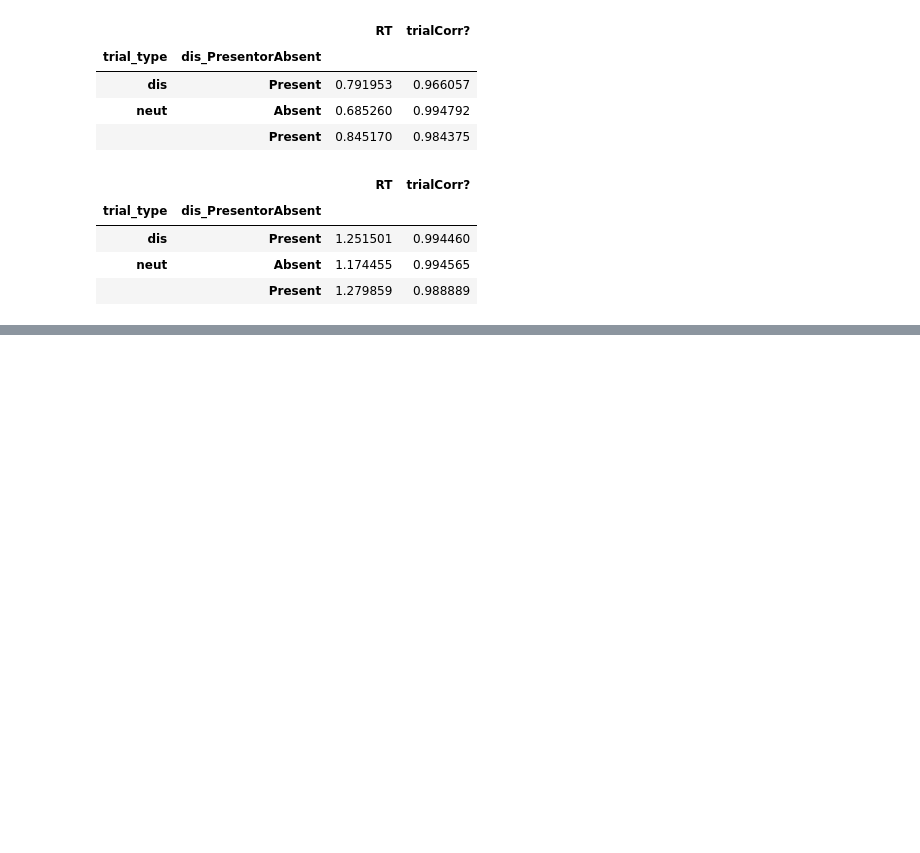
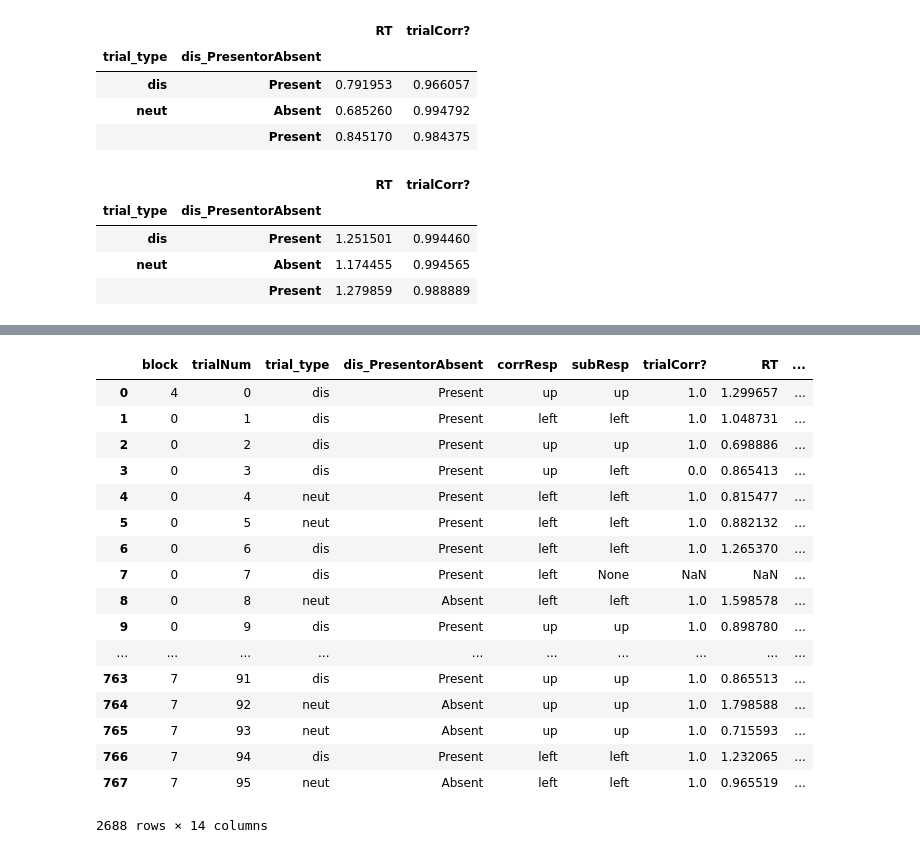
Before and after one commit to HwangLabNeuroCogDynamics/Alpha-Study, a Jupyter notebook: alpha_singleton_behavior.ipynb, the cells around one changed output, grey strips where cells are left out. Saved outputs shown, nothing was run; the diff lists cells and outputs as text; code cells hidden in the pictures; blank space fills up the shorter version.

```diff
--- a/alpha_singleton_behavior.ipynb
+++ b/alpha_singleton_behavior.ipynb
@@ -106,3 +111,7 @@ all_subs_dfs[3].groupby(['trial_type','dis_PresentorAbsent'])['RT','trialCorr?']
 | dis | Present | 1.251501 | 0.994460 |
 | neut | Absent | 1.174455 | 0.994565 |
 |  | Present | 1.279859 | 0.988889 |
+# %%
+a=all_subs_data.copy()
+# %%
+a.block[0]=4
@@ -108,0 +131,21 @@ all_subs_dfs[3].groupby(['trial_type','dis_PresentorAbsent'])['RT','trialCorr?']
+# %%
+a
+# %% [output]
+|  | block | trialNum | trial_type | dis_PresentorAbsent | corrResp | subResp | trialCorr? | RT | ... |
+| 0 | 4 | 0 | dis | Present | up | up | 1.0 | 1.299657 | ... |
+| 1 | 0 | 1 | dis | Present | left | left | 1.0 | 1.048731 | ... |
+| 2 | 0 | 2 | dis | Present | up | up | 1.0 | 0.698886 | ... |
+| 3 | 0 | 3 | dis | Present | up | left | 0.0 | 0.865413 | ... |
+| 4 | 0 | 4 | neut | Present | left | left | 1.0 | 0.815477 | ... |
+| 5 | 0 | 5 | neut | Present | left | left | 1.0 | 0.882132 | ... |
+| 6 | 0 | 6 | dis | Present | left | left | 1.0 | 1.265370 | ... |
+| 7 | 0 | 7 | dis | Present | left | None | NaN | NaN | ... |
+| 8 | 0 | 8 | neut | Absent | left | left | 1.0 | 1.598578 | ... |
+| 9 | 0 | 9 | dis | Present | up | up | 1.0 | 0.898780 | ... |
+| ... | ... | ... | ... | ... | ... | ... | ... | ... | ... |
+| 763 | 7 | 91 | dis | Present | up | up | 1.0 | 0.865513 | ... |
+| 764 | 7 | 92 | neut | Absent | up | up | 1.0 | 1.798588 | ... |
+| 765 | 7 | 93 | neut | Absent | up | up | 1.0 | 0.715593 | ... |
+| 766 | 7 | 94 | dis | Present | left | left | 1.0 | 1.232065 | ... |
+| 767 | 7 | 95 | neut | Absent | left | left | 1.0 | 0.965519 | ... |
+2688 rows × 14 columns
```
Also changed, not shown: parts of 6 cells of this notebook, 29 other files.
